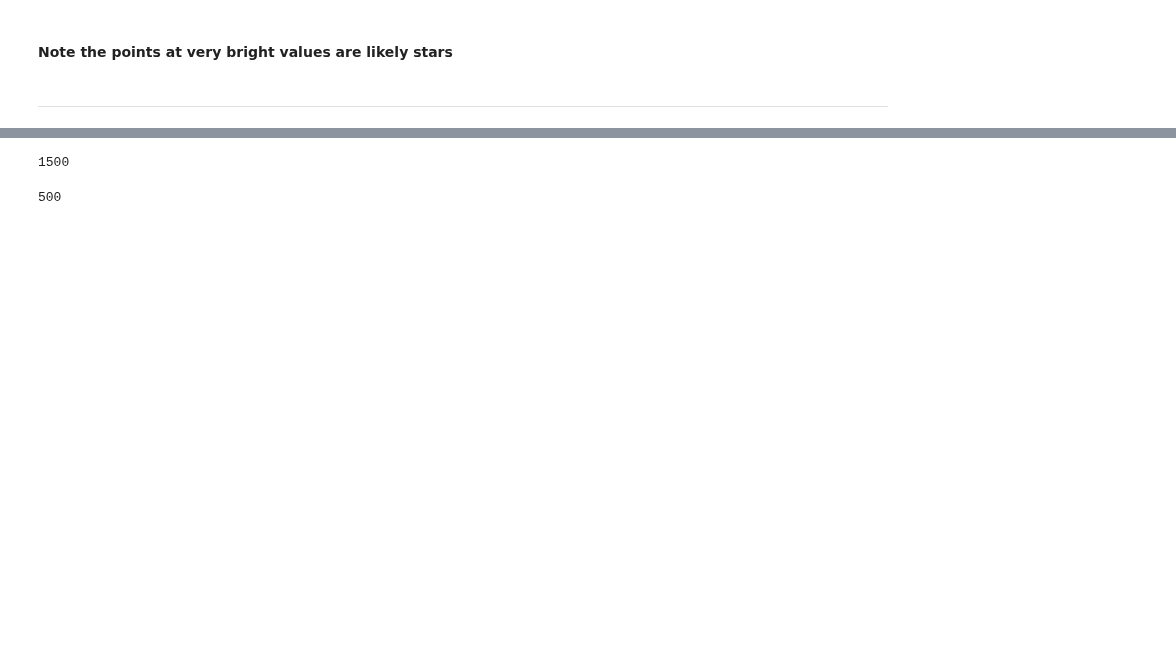
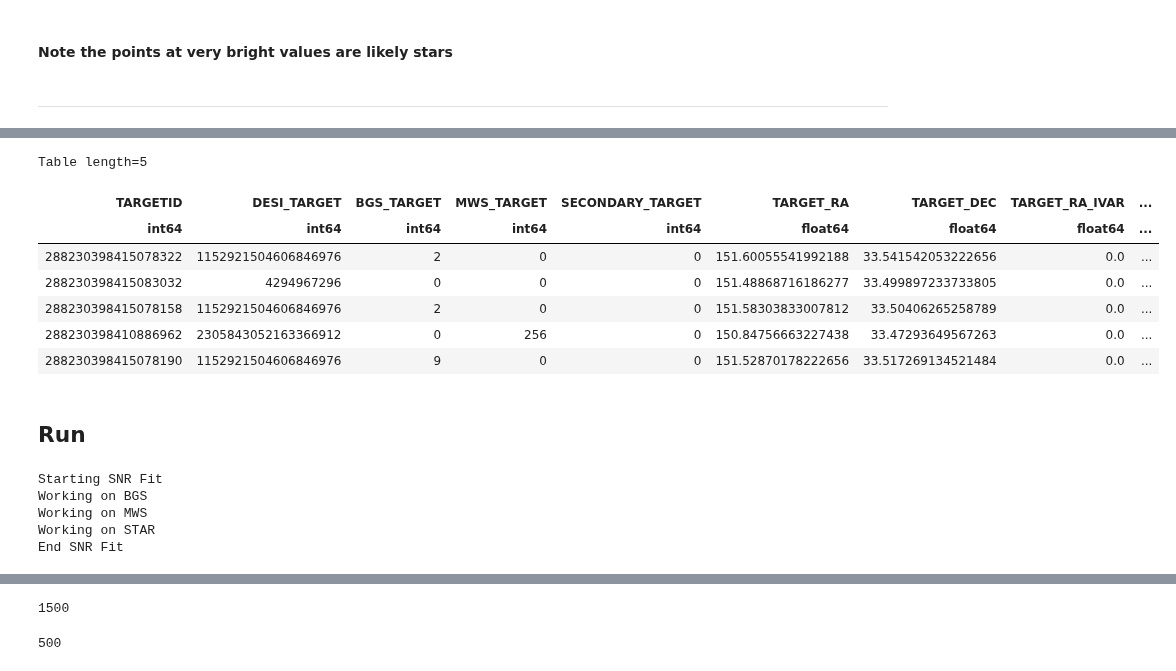
Before and after one commit to desihub/desispec, a Jupyter notebook: doc/nb/QA_S2N_Develop.ipynb, the cells around one changed output, grey strips where cells are left out. Cells and saved outputs as stored; diff of their text form; code cells hidden in the pictures; blank space fills up the shorter version.

```diff
--- a/doc/nb/QA_S2N_Develop.ipynb
+++ b/doc/nb/QA_S2N_Develop.ipynb
@@ -166,0 +218,15 @@ plt.show()
+# %%
+cframe_file = '/home/xavier/DESI/DESI_SCRATCH/19.9/spectro/redux/mini/exposures/20200411/00000043/cframe-r6-00000043.fits'
+# %%
+cframe = read_frame(cframe_file)
+# %%
+cframe.fibermap[0:5]
+# %% [output]
+Table length=5
+| TARGETID | DESI_TARGET | BGS_TARGET | MWS_TARGET | SECONDARY_TARGET | TARGET_RA | TARGET_DEC | TARGET_RA_IVAR | ... |
+| int64 | int64 | int64 | int64 | int64 | float64 | float64 | float64 | ... |
+| 288230398415078322 | 1152921504606846976 | 2 | 0 | 0 | 151.60055541992188 | 33.541542053222656 | 0.0 | ... |
+| 288230398415083032 | 4294967296 | 0 | 0 | 0 | 151.48868716186277 | 33.499897233733805 | 0.0 | ... |
+| 288230398415078158 | 1152921504606846976 | 2 | 0 | 0 | 151.58303833007812 | 33.50406265258789 | 0.0 | ... |
+| 288230398410886962 | 2305843052163366912 | 0 | 256 | 0 | 150.84756663227438 | 33.47293649567263 | 0.0 | ... |
+| 288230398415078190 | 1152921504606846976 | 9 | 0 | 0 | 151.52870178222656 | 33.517269134521484 | 0.0 | ... |
@@ -166,0 +235,11 @@ plt.show()
+# %% [markdown]
+## Run
+# %%
+reload(qalib)
+qadict = qalib.SNRFit(cframe, 'r6', params['qa']['s2n'])
+# %% [output]
+Starting SNR Fit
+Working on BGS
+Working on MWS
+Working on STAR
+End SNR Fit
```
Also changed, not shown: parts of 27 cells of this notebook, 2 other files.
